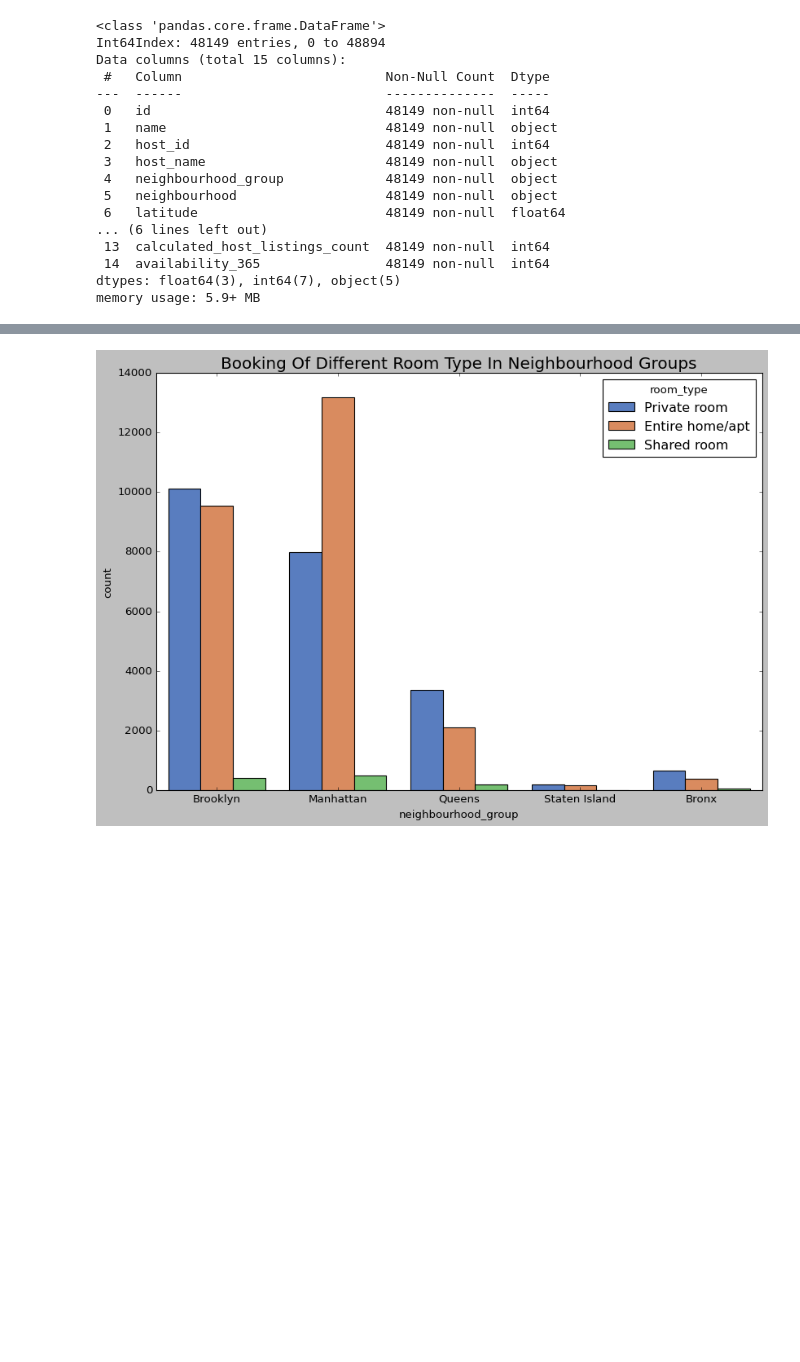
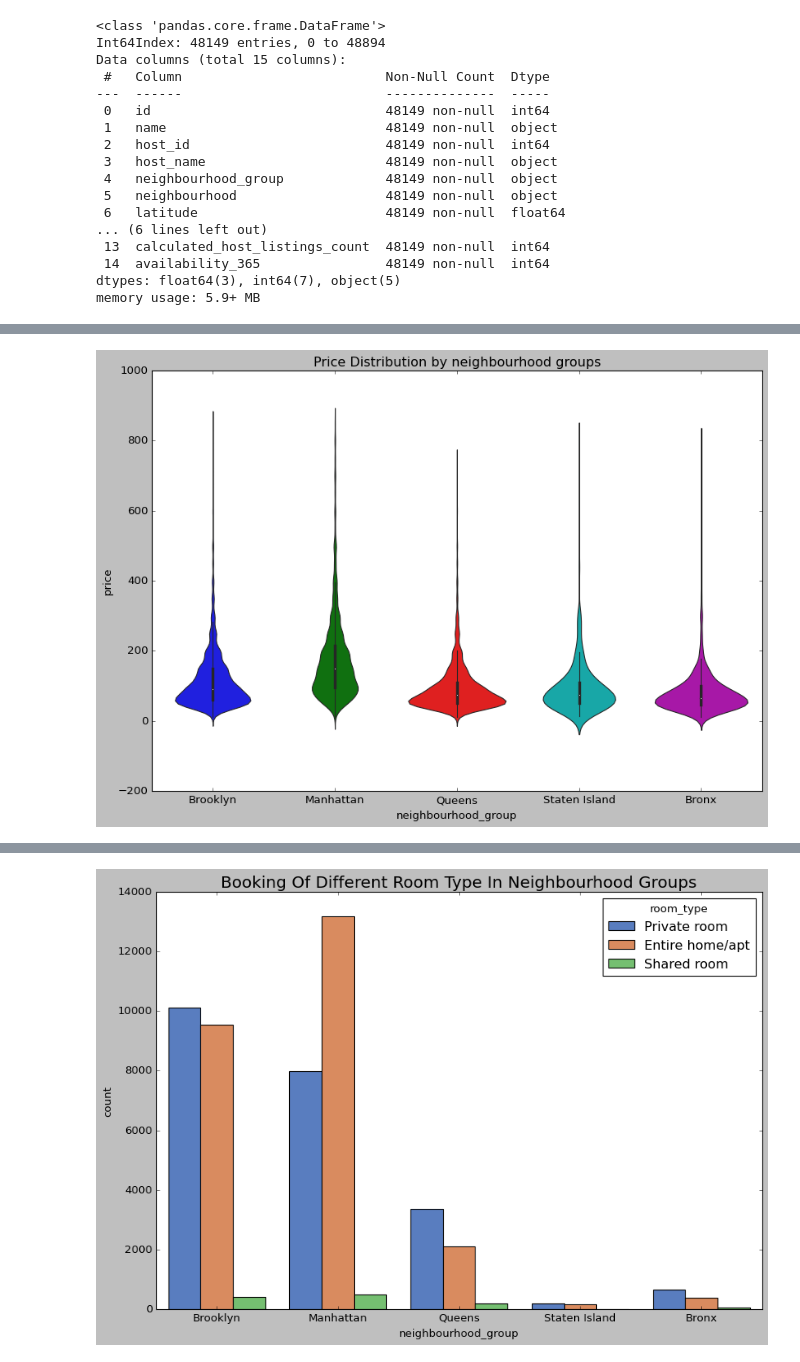
Before and after one commit to RajaChowdhury/Airbnb-Bookings-Analysis, a Jupyter notebook: MY_Airbnb_Bookings_Analysis_Capstone_Project.ipynb, the cells around one changed output, grey strips where cells are left out. Cells and saved outputs as stored; diff of their text form; code cells hidden in the pictures; blank space fills up the shorter version.

```diff
--- a/MY_Airbnb_Bookings_Analysis_Capstone_Project.ipynb
+++ b/MY_Airbnb_Bookings_Analysis_Capstone_Project.ipynb
@@ -497,0 +430,7 @@ plt.show()
+# %%
+# Understanding the Price Distribution of different Neighbourhood Group using a very beautiful Violin Plot.
+plt.figure(figsize=(12,8))
+ax = sns.violinplot(x="neighbourhood_group", y="price", data=df).set_title('Price Distribution by neighbourhood groups')
+plt.show()
+# %% [output]
+[figure, added]
```
Also changed, not shown: parts of 54 cells of this notebook.
